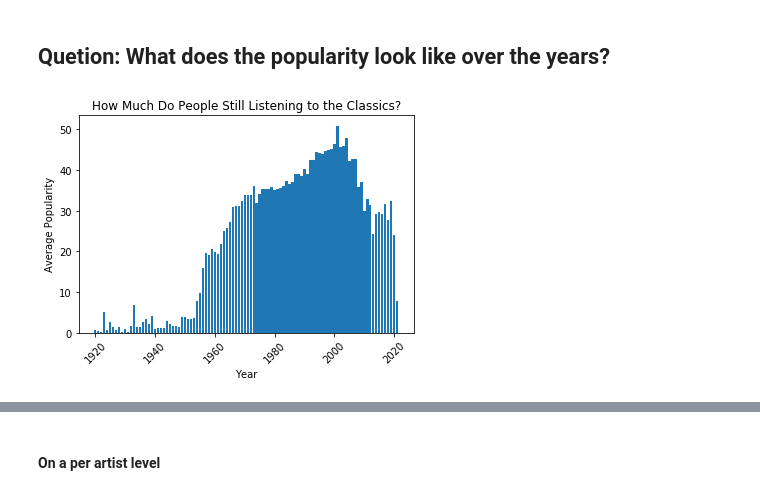
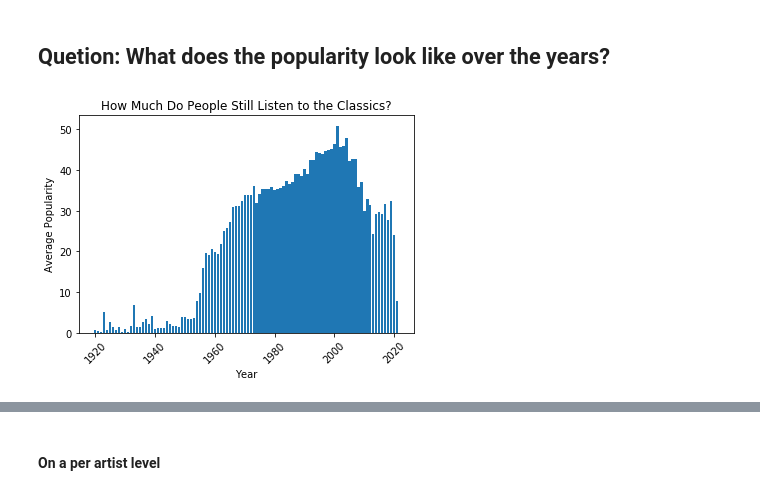
Before and after one commit to ztcnrh/Spotify-Music-Analysis, a Jupyter notebook: analysis/exploration_descriptive_analysis.ipynb, the cells around one changed output, grey strips where cells are left out. Drawn from its saved outputs; the diff is of its cells as text; code cells hidden in the pictures.

```diff
--- a/analysis/exploration_descriptive_analysis.ipynb
+++ b/analysis/exploration_descriptive_analysis.ipynb
@@ -148,16 +149,16 @@ plt.show()
 # %%
 # Create a dataframe with year and the average popualrity of all songs from each year
 popularity_group = df.groupby('year')
 popularity_year_df = pd.DataFrame(popularity_group['popularity'].mean()).reset_index()
 
 # Plot a bar chart
 plt.bar(popularity_year_df['year'], popularity_year_df['popularity'])
 plt.xlabel('Year')
 plt.ylabel('Average Popularity')
-plt.title('How Much Do People Still Listening to the Classics?')
+plt.title('How Much Do People Still Listen to the Classics?')
 plt.xticks(rotation = 45)
 
 # Save figure
 plt.savefig('../images/avg_pop_over_years.png')
 # %% [output]
-[figure, old version]
+[figure, new version]
```
Also changed, not shown: parts of 6 cells of this notebook, 2 other files.
